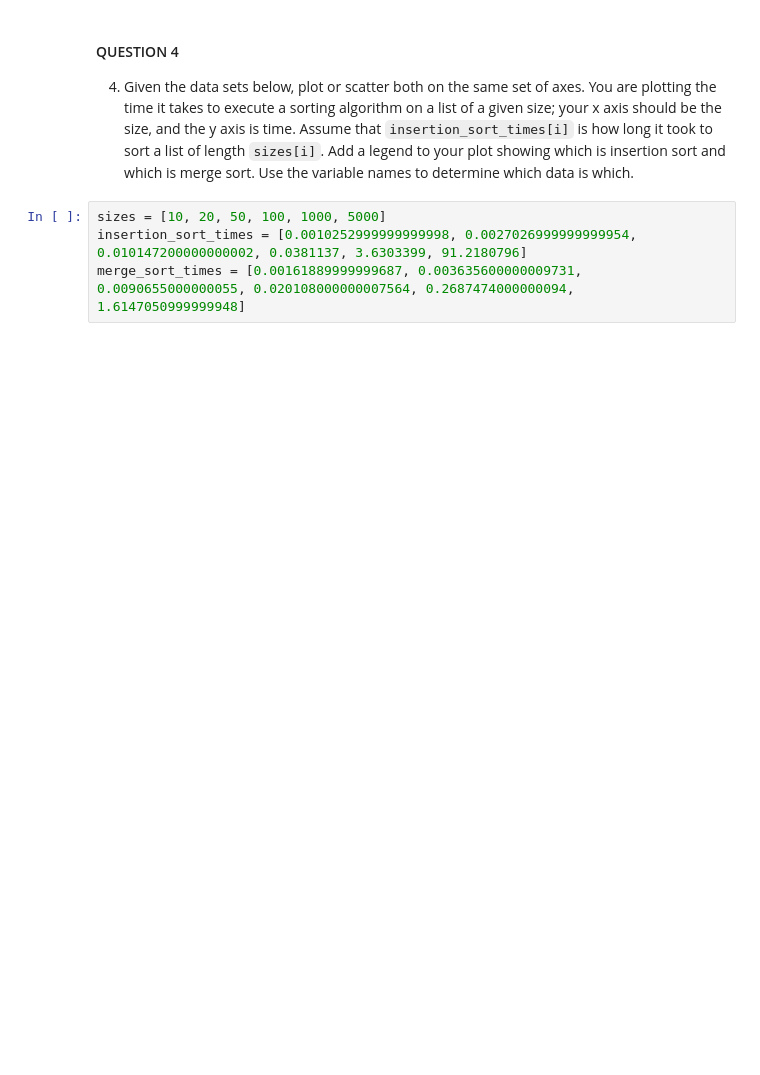
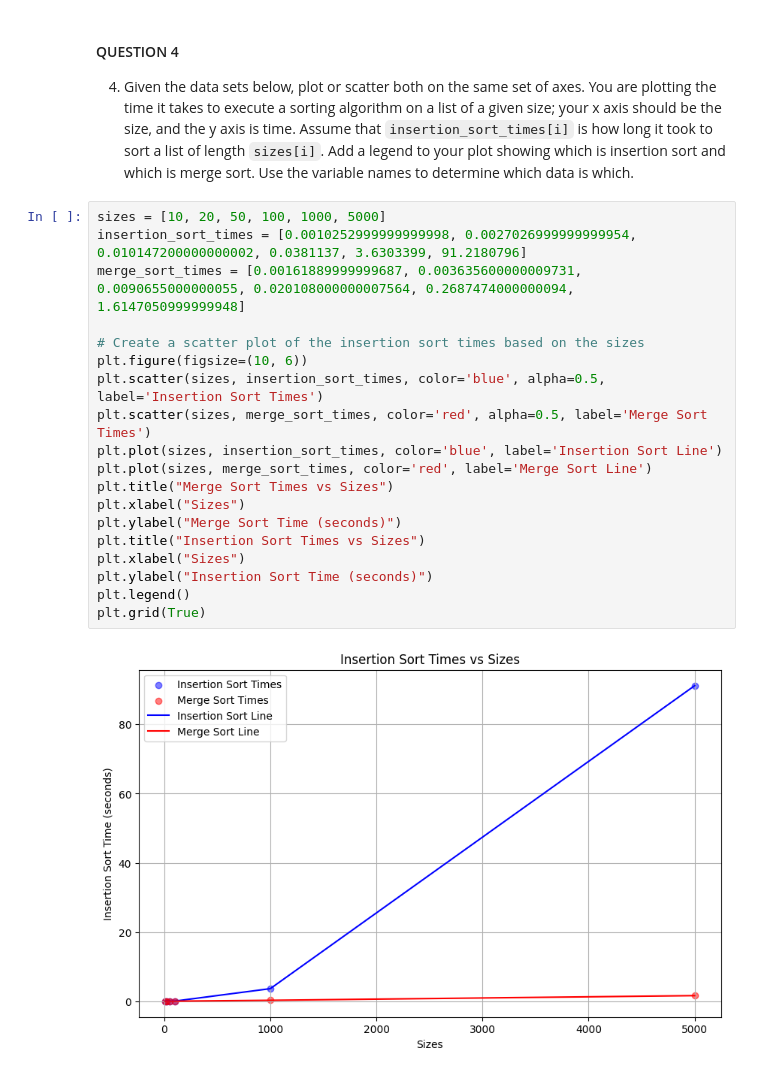
Before and after one commit to bjdawson23/pyplot, a Jupyter notebook: pyplot.ipynb, the cells around one changed output. Drawn from its saved outputs; the diff is of its cells as text; blank space fills up the shorter version.

```diff
--- a/pyplot.ipynb
+++ b/pyplot.ipynb
@@ -128,7 +128,24 @@ plt.show()
 #### QUESTION 4
 
 4. Given the data sets below, plot or scatter both on the same set of axes.  You are plotting the time it takes to execute a sorting algorithm on a list of a given size; your x axis should be the size, and the y axis is time.  Assume that `insertion_sort_times[i]` is how long it took to sort a list of length `sizes[i]`.  Add a legend to your plot showing which is insertion sort and which is merge sort.  Use the variable names to determine which data is which.
-# %%
-sizes = [10, 20, 50, 100, 1000, 5000]
-insertion_sort_times = [0.0010252999999999998, 0.0027026999999999954, 0.010147200000000002, 0.0381137, 3.6303399, 91.2180796]
-merge_sort_times = [0.00161889999999687, 0.003635600000009731, 0.0090655000000055, 0.020108000000007564, 0.2687474000000094, 1.6147050999999948]
+# %%
+sizes = [10, 20, 50, 100, 1000, 5000]
+insertion_sort_times = [0.0010252999999999998, 0.0027026999999999954, 0.010147200000000002, 0.0381137, 3.6303399, 91.2180796]
+merge_sort_times = [0.00161889999999687, 0.003635600000009731, 0.0090655000000055, 0.020108000000007564, 0.2687474000000094, 1.6147050999999948]
+
+# Create a scatter plot of the insertion sort times based on the sizes
+plt.figure(figsize=(10, 6))
+plt.scatter(sizes, insertion_sort_times, color='blue', alpha=0.5, label='Insertion Sort Times')
+plt.scatter(sizes, merge_sort_times, color='red', alpha=0.5, label='Merge Sort Times')
+plt.plot(sizes, insertion_sort_times, color='blue', label='Insertion Sort Line')
+plt.plot(sizes, merge_sort_times, color='red', label='Merge Sort Line')
+plt.title("Merge Sort Times vs Sizes")
+plt.xlabel("Sizes")
+plt.ylabel("Merge Sort Time (seconds)")
+plt.title("Insertion Sort Times vs Sizes")
+plt.xlabel("Sizes")
+plt.ylabel("Insertion Sort Time (seconds)")
+plt.legend()
+plt.grid(True)
+# %% [output]
+[figure, added]
```
Also changed, not shown: parts of 2 cells of this notebook.
